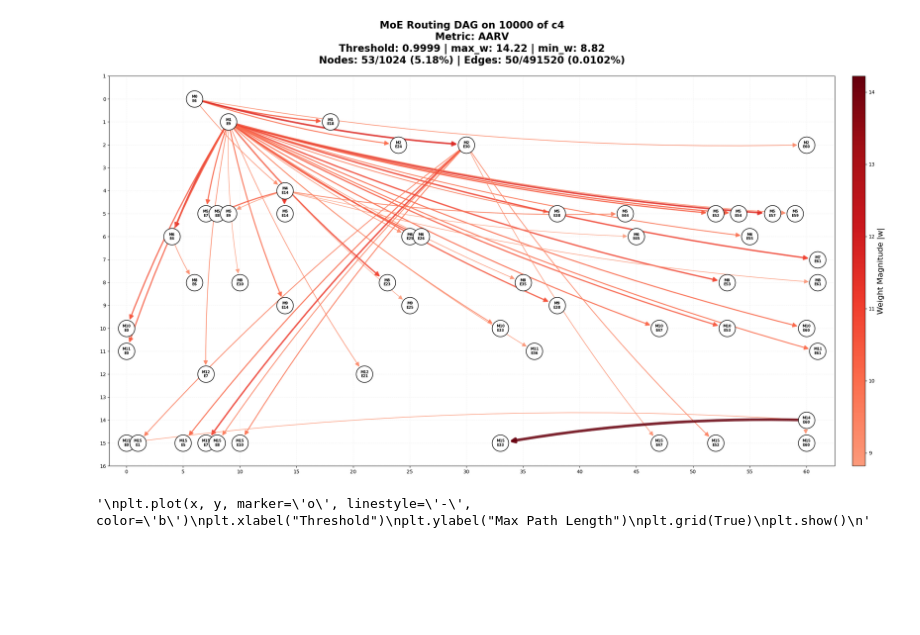
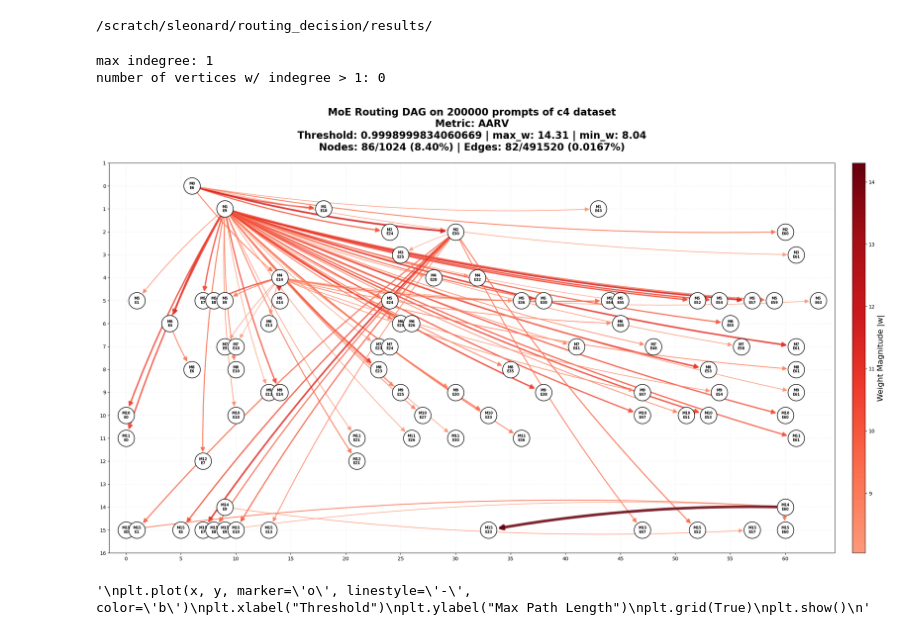
Before and after one commit to Leonard226/MoE_circuits, a Jupyter notebook: experiments/circuits/main.ipynb, the cells around one changed output. Saved outputs shown, nothing was run; the diff lists cells and outputs as text; code cells hidden in the pictures; blank space fills up the shorter version.

```diff
--- a/experiments/circuits/main.ipynb
+++ b/experiments/circuits/main.ipynb
@@ -205,9 +205,9 @@ def show_enhanced_layered_graph(g, quantile: float, target: str, dataset: str, n
 
     # Multi-line Title with signed weights and Sparsity metrics
     title_str = (
-        f"MoE Routing DAG on {n_prompts} of {dataset}\n"
+        f"MoE Routing DAG on {n_prompts} prompts of {dataset} dataset\n"
         f"Metric: {target}\n"
-        f"Threshold: {quantile:.4f} | max_w: {max_w:.2f} | min_w: {min_w:.2f}\n"
+        f"Threshold: {quantile} | max_w: {max_w:.2f} | min_w: {min_w:.2f}\n"
         f"Nodes: {n_nodes_used}/{TOTAL_POSSIBLE_NODES} ({node_sparsity:.2f}%) | "
         f"Edges: {n_edges_used}/{TOTAL_POSSIBLE_EDGES} ({edge_sparsity:.4f}%)"
     )
@@ -247,37 +247,47 @@ def show_enhanced_layered_graph(g, quantile: float, target: str, dataset: str, n
 # %%
 target = "AARV" # 'APS', 'ANS', 'AVG', 'VAR', 'AARV'
 dataset = "c4" # "c4", "math", "code"
-n_prompts = 10_000
+n_prompts = 200_000
 path = os.path.join(os.path.join(config["result_path"], "circuits"), f"dag_{dataset}.pt")
+print(config["result_path"])
 dag = torch.load(path, map_location='cpu')
 
 quantiles = (1 - torch.logspace(-1, -4, steps=50)).tolist()
 
 threshold_map = get_thresholds(dag=dag, target=target, quantiles=quantiles)
 i = 0
 num_thresholds = len(threshold_map)
 """
 x, y = [], []
 for q, t in threshold_map.items():
     i += 1
     g = tresholding_routing_graph(dag=dag, target=target, threshold=t)
     path, length, nums = max_path_length(g)
     print(f"{i}: quantile: {q}, threshold: {t:.3f}, max path length: {length}, occurences: {nums},  path: {path_as_str(path)}.")
     x.append(t)
     y.append(length)
     if i == num_thresholds:
         show_enhanced_layered_graph(g, q, target, dataset)
 """
-g = tresholding_routing_graph(dag, target, threshold_map[quantiles[-1]])
+
+g = tresholding_routing_graph(dag, target, 7)
+print(f'max indegree: {max(g.indegree())}')
+count = 0
+for deg in g.indegree():
+    if deg > 1: count += 1
+print(f"number of vertices w/ indegree > 1: {count}")
 show_enhanced_layered_graph(g, quantiles[-1], target, dataset, n_prompts)
 
 """
 plt.plot(x, y, marker='o', linestyle='-', color='b')
 plt.xlabel("Threshold")
 plt.ylabel("Max Path Length")
 plt.grid(True)
 plt.show()
 """
 # %% [output]
+/scratch/sleonard/routing_decision/results/
+max indegree: 1
+number of vertices w/ indegree > 1: 0
-[figure, old version]
+[figure, new version]
-'\nplt.plot(x, y, marker=\'o\', linestyle=\'-\', color=\'b\')\nplt.xlabel("Threshold")\nplt.ylabel("Max Path Length")\nplt.grid(True)\nplt.show()\n'
+'\nplt.plot(x, y, marker=\'o\', linestyle=\'-\', color=\'b\')\nplt.xlabel("Threshold")\nplt.ylabel("Max Path Length")\nplt.grid(True)\nplt.show()\n'
```
Also changed, not shown: 4 other files.
